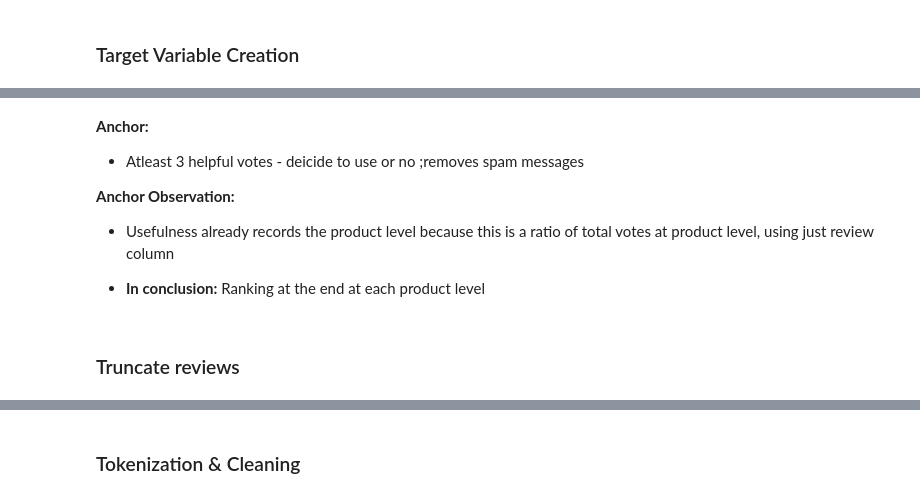
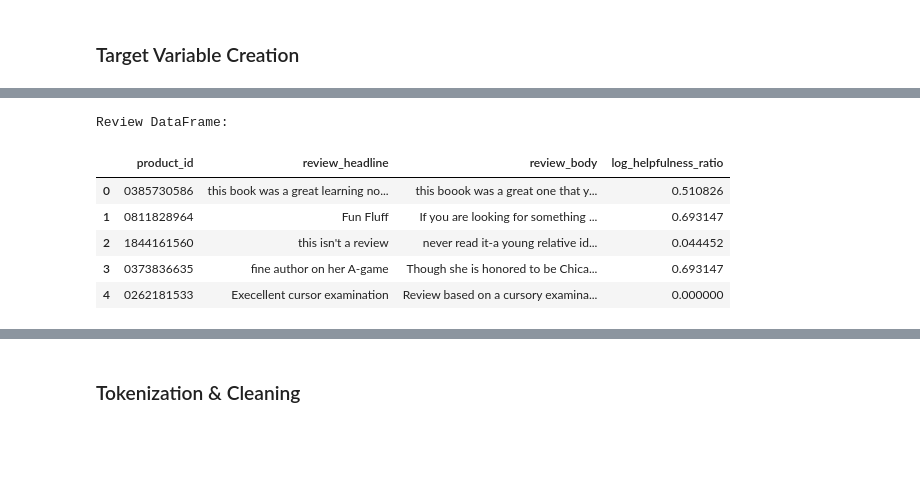
Before and after one commit to rameshs-data/AmazonReview_UsefulnessRanker, a Jupyter notebook: AmazonReview_UsefulnessRanker.ipynb, the cells around one changed output, grey strips where cells are left out. Drawn from its saved outputs; the diff is of its cells as text; code cells hidden in the pictures; blank space fills up the shorter version.

```diff
--- a/AmazonReview_UsefulnessRanker.ipynb
+++ b/AmazonReview_UsefulnessRanker.ipynb
@@ -288,0 +316,13 @@ print(book_df.isnull().sum())
+# %%
+# Check for zero or negative values in 'total_votes' and 'helpful_votes'
+zero_total_votes = (book_df['total_votes'] == 0).sum()
+negative_helpful_votes = (book_df['helpful_votes'] < 0).sum()
+
+print(f"Total zero values in total_votes: {zero_total_votes}")
+print(f"Total negative values in helpful_votes: {negative_helpful_votes}")
+
+# Filter out rows where total_votes is zero or negative helpful_votes
+book_df = book_df[(book_df['total_votes'] > 0) & (book_df['helpful_votes'] >= 0)].copy()
+
+# Calculate helpfulness ratio
+book_df['helpfulness_ratio'] = book_df['helpful_votes'] / book_df['total_votes']
@@ -401,5 +527,0 @@ plt.show()
-# %%
-# drop columns
-cols_drop = ['marketplace', 'customer_id', 'review_id', 'product_category',
-             'vine', 'helpful_votes', 'total_votes']
-book_df = book_df.drop(cols_drop, axis=1).reset_index()
@@ -408,30 +528,45 @@ book_df.head()
-# %% [markdown]
-**Anchor:**
-- Atleast 3 helpful votes - deicide to use or no ;removes spam messages
-
-**Anchor Observation:**
-  *   Usefulness already records the product level because this is a ratio of total votes at product level, using just review column
-
-*   **In conclusion:** Ranking at the end at each product level
-# %% [markdown]
-### Truncate reviews
 # %%
-# Extract metadata columns
-metadata_df = book_df[['product_id', 'product_parent', 'product_title', 'star_rating', 'verified_purchase', 'review_date']].copy()
+def split_dataframes(df):
+    """
+    Splits the DataFrame into metadata and review DataFrames.
 
-# Extract columns for analysis
-review_df = book_df[['product_id', 'review_headline', 'review_body', 'log_helpfulness_ratio']].copy()
+    Args:
+        df (pd.DataFrame): The original DataFrame to be split.
 
-# Optionally, reset the index for both DataFrames if needed
-metadata_df.reset_index(drop=True, inplace=True)
-review_df.reset_index(drop=True, inplace=True)
+    Returns:
+        Tuple[pd.DataFrame, pd.DataFrame]: The metadata DataFrame and the review DataFrame.
+    """
+    # Extract metadata columns
+    metadata_df = df[['product_id', 'product_title',
+                      'star_rating', 'review_date']].copy()
 
-# Display first few rows of each DataFrame to verify
+    # Extract columns for analysis
+    review_df = df[['product_id', 'review_headline', 'review_body',
+                    'log_helpfulness_ratio']].copy()
+
+    # Optionally, reset the index for both DataFrames if needed
+    metadata_df.reset_index(drop=True, inplace=True)
+    review_df.reset_index(drop=True, inplace=True)
+
+    return metadata_df, review_df
+
+# Split into metadata and review DataFrames
+metadata_df, review_df = split_dataframes(book_df)
+
+# Free up memory
+del book_df
+
 # print("Metadata DataFrame:")
 # print(metadata_df.head())
 
-# print("\n DataFrame:")
-# print(review_df.head())
-
-del book_df
-# del metadata_df
+# Display first few rows of each DataFrame to verify
+print("\nReview DataFrame:")
+review_df.head()
+# %% [output]
+Review DataFrame:
+|  | product_id | review_headline | review_body | log_helpfulness_ratio |
+| 0 | 0385730586 | this book was a great learning no... | this boook was a great one that y... | 0.510826 |
+| 1 | 0811828964 | Fun Fluff | If you are looking for something ... | 0.693147 |
+| 2 | 1844161560 | this isn't a review | never read it-a young relative id... | 0.044452 |
+| 3 | 0373836635 | fine author on her A-game | Though she is honored to be Chica... | 0.693147 |
+| 4 | 0262181533 | Execellent cursor examination | Review based on a cursory examina... | 0.000000 |
```
Also changed, not shown: parts of 73 cells of this notebook.
